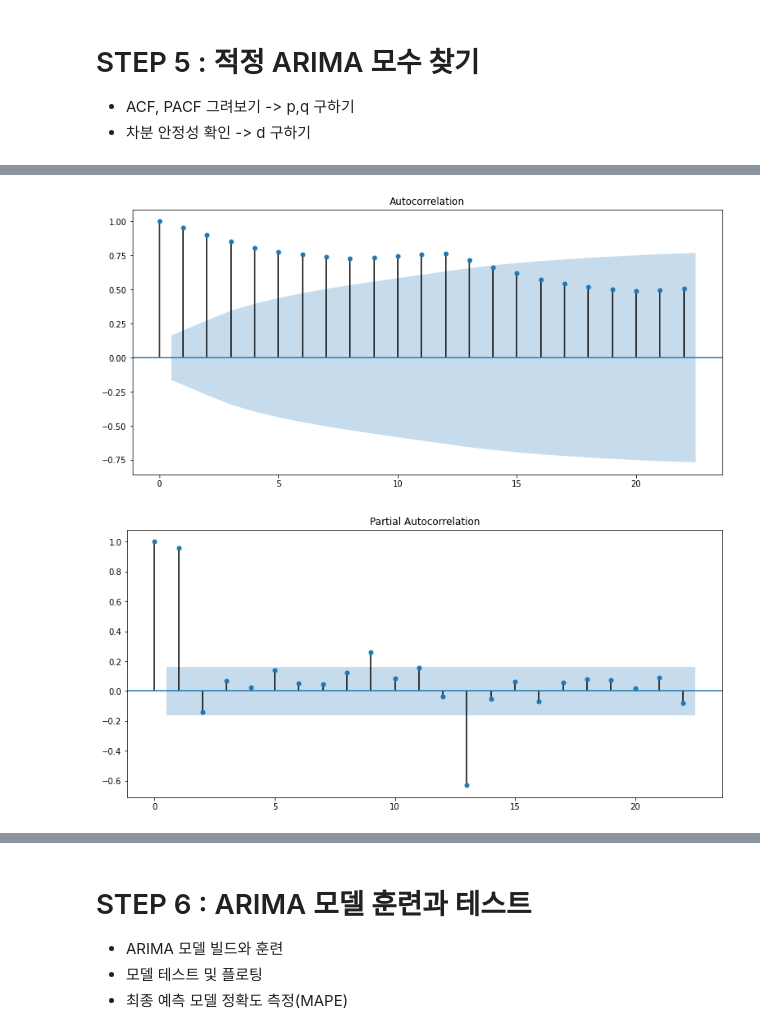
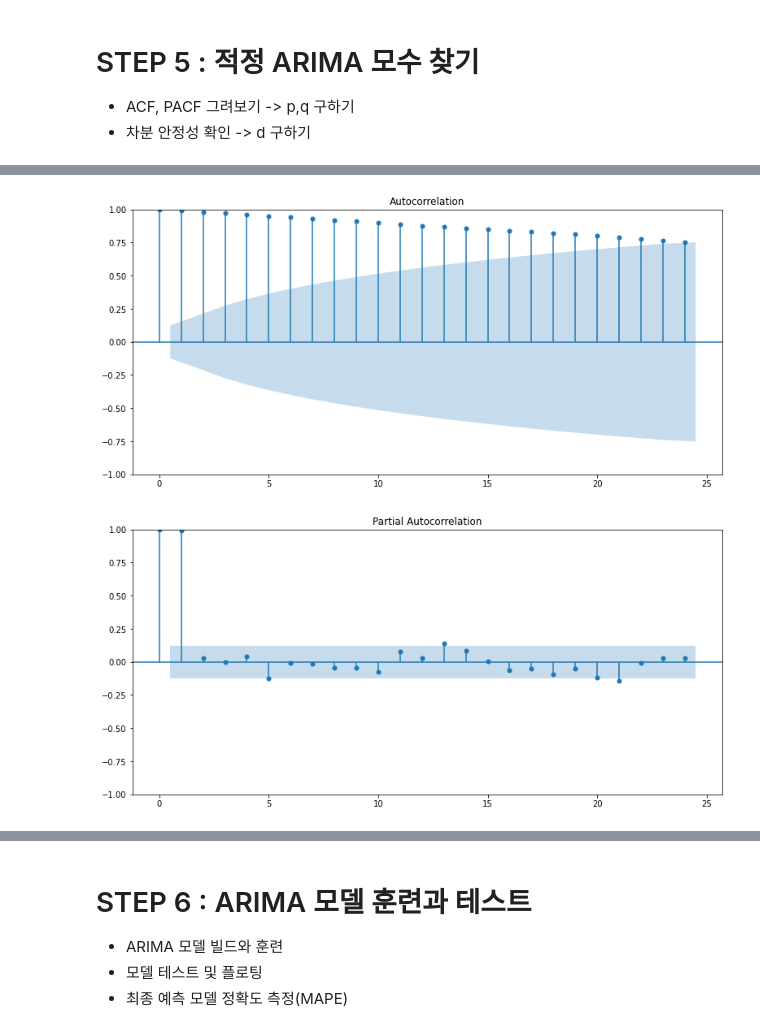
Before and after one commit to Seona056/AIFFEL_Daegu, a Jupyter notebook: [E-11] 주식 예측에 도전해 보자.ipynb, the cells around one changed output, grey strips where cells are left out. Saved outputs shown, nothing was run; the diff lists cells and outputs as text; code cells hidden in the pictures.

```diff
--- a/[E-11] 주식 예측에 도전해 보자.ipynb
+++ b/[E-11] 주식 예측에 도전해 보자.ipynb
@@ -48,8 +48,5 @@ import os
 import warnings
 warnings.filterwarnings('ignore')
 
-dataset_filepath = '/content/drive/MyDrive/아이펠/풀잎스쿨/data/stock_prediction/data/005930.KS.csv'
+dataset_filepath = os.getenv('HOME')+'/aiffel/stock_prediction/data/005930.KS.csv'
 df = pd.read_csv(dataset_filepath, index_col='Date', parse_dates=True)
-ts = df['Close']
-
-ts.head()
@@ -145,0 +300,3 @@ TypeError: ignored
+# %%
+plt.rcParams["figure.figsize"] = (13,6)
+plot_rolling_statistics(residual)
@@ -178,10 +411,10 @@ plt.legend()
 # %%
 # ACF, PACF 그려보기 -> p,q 구하기
 from statsmodels.graphics.tsaplots import plot_acf, plot_pacf
 
-plot_acf(ts_log)   # ACF : Autocorrelation 그래프 그리기
-plot_pacf(ts_log)  # PACF : Partial Autocorrelation 그래프 그리기
+plot_acf(ts)   # ACF : Autocorrelation 그래프 그리기
+plot_pacf(ts)  # PACF : Partial Autocorrelation 그래프 그리기
 plt.show()
 # %% [output]
-[figure, old version]
+[figure, new version]
-[figure, old version]
+[figure, new version]
```
Also changed, not shown: parts of 52 cells of this notebook.
